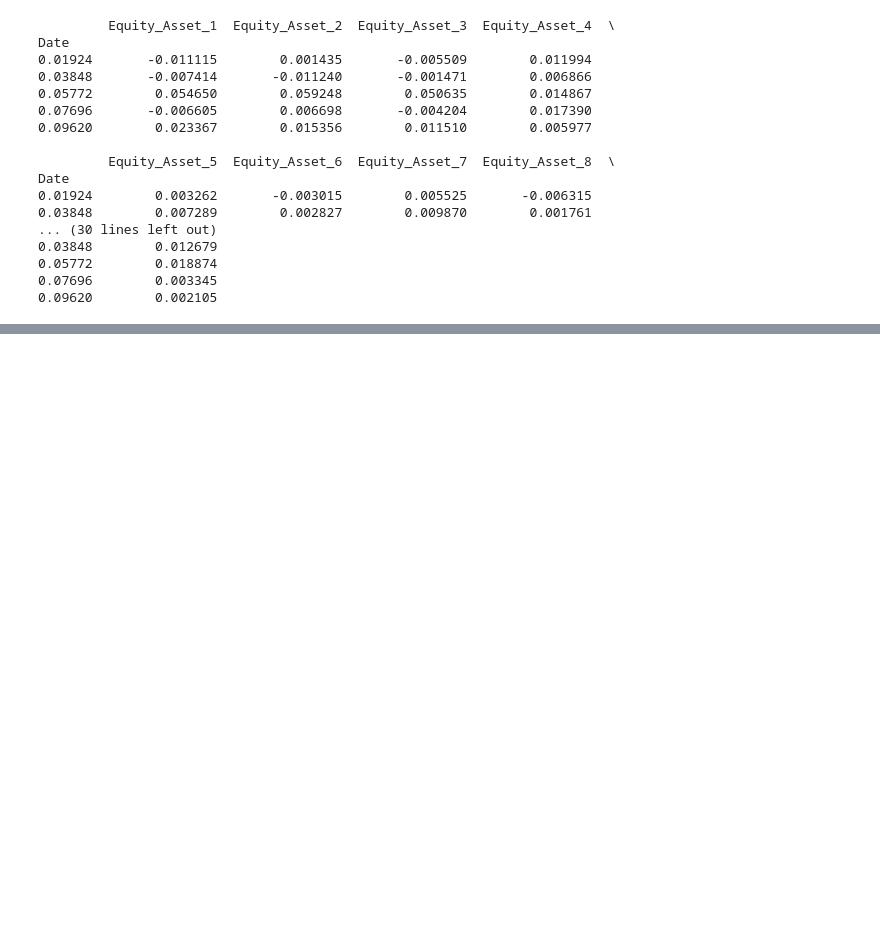
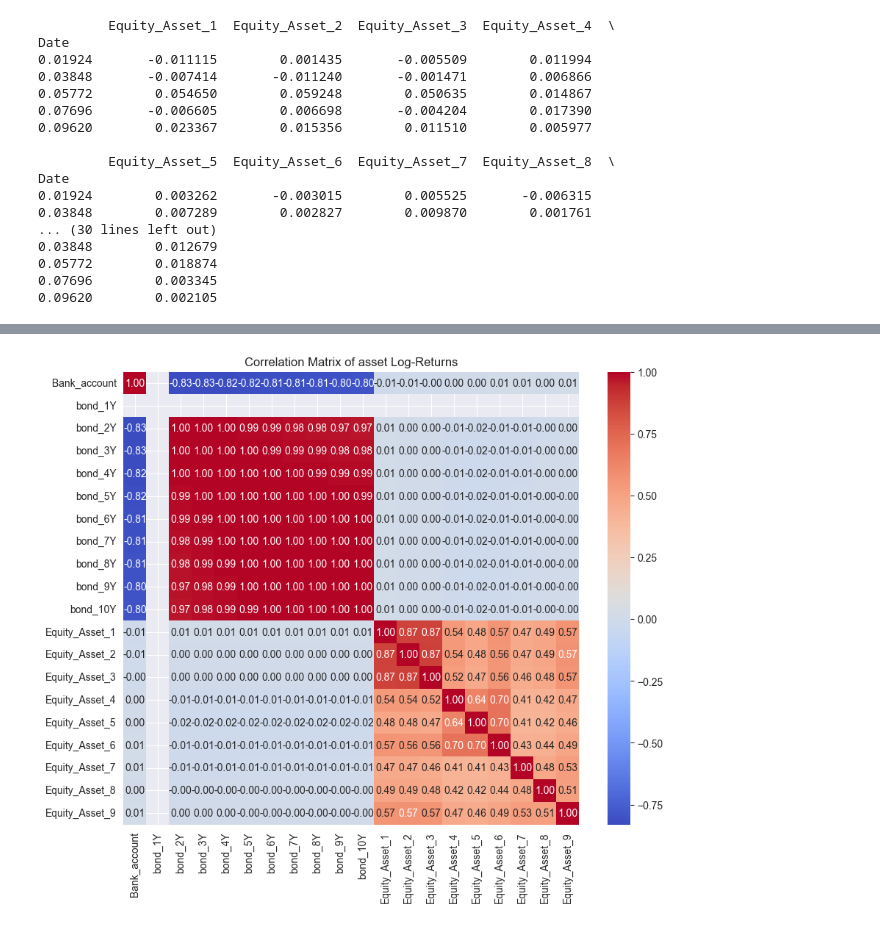
Before and after one commit to Madsnhr/FinEcon, a Jupyter notebook: Exam 2025/codeing/Solution.ipynb, the cells around one changed output, grey strips where cells are left out. Saved outputs shown, nothing was run; the diff lists cells and outputs as text; code cells hidden in the pictures; blank space fills up the shorter version.

```diff
--- a/Exam 2025/codeing/Solution.ipynb
+++ b/Exam 2025/codeing/Solution.ipynb
@@ -603,7 +609,7 @@ df_today = np.exp(-spot_yields_today * maturities)
 df_today_series = pd.Series(df_today, index=maturities, name="DF_today")
 
 cupon_rate = 0.06
-principal = 1.0
+principal = 100.0
 annual_coupon = cupon_rate * principal
 
 bond_prices_0 = {}
@@ -734,7 +740,7 @@ y2_1year = y2_paths[:, -1]
 # ------------------------------
 maturities = np.arange(1, 11)   # 1..10 years
 coupon_rate = 0.06
-principal = 1.0
+principal = 100.0
 annual_coupon = coupon_rate * principal  # 0.06
 
 # We will store bond prices at t = 1 in an array (num_sims x 10)
@@ -809,7 +815,7 @@ bank_returns = bank_account_1 - 1.0   # shape (num_sims,)
 # ------------------------------
 maturities = np.arange(1, 11)     # 1..10 years
 coupon_rate = 0.06
-principal = 1.0
+principal = 100.0
 annual_coupon = coupon_rate * principal  # 0.06
 
 # Initial prices in correct order (1Y..10Y)
@@ -1087,0 +1188,10 @@ Date
+# %%
+ # Sanity check: same number of scenarios
+assert len(fi_returns) == len(eq_1yr_returns)
+
+# Combine into one scenario return matrix (simple returns)
+all_returns = pd.concat([fi_returns.reset_index(drop=True),
+                         eq_1yr_returns.reset_index(drop=True)], axis=1)
+
+print("Combined return matrix shape:", all_returns.shape)
+print(all_returns.columns)
@@ -1087,0 +1206,9 @@ Date
+# %%
+asset_corr = all_returns.corr()
+
+fig, ax = plt.subplots(figsize=(10, 8))
+sns.heatmap(asset_corr, annot=True, fmt=".2f", cmap="coolwarm")
+plt.title("Correlation Matrix of asset Log-Returns")
+plt.show()
+# %% [output]
+[figure, added]
```
Also changed, not shown: parts of 11 cells of this notebook.
